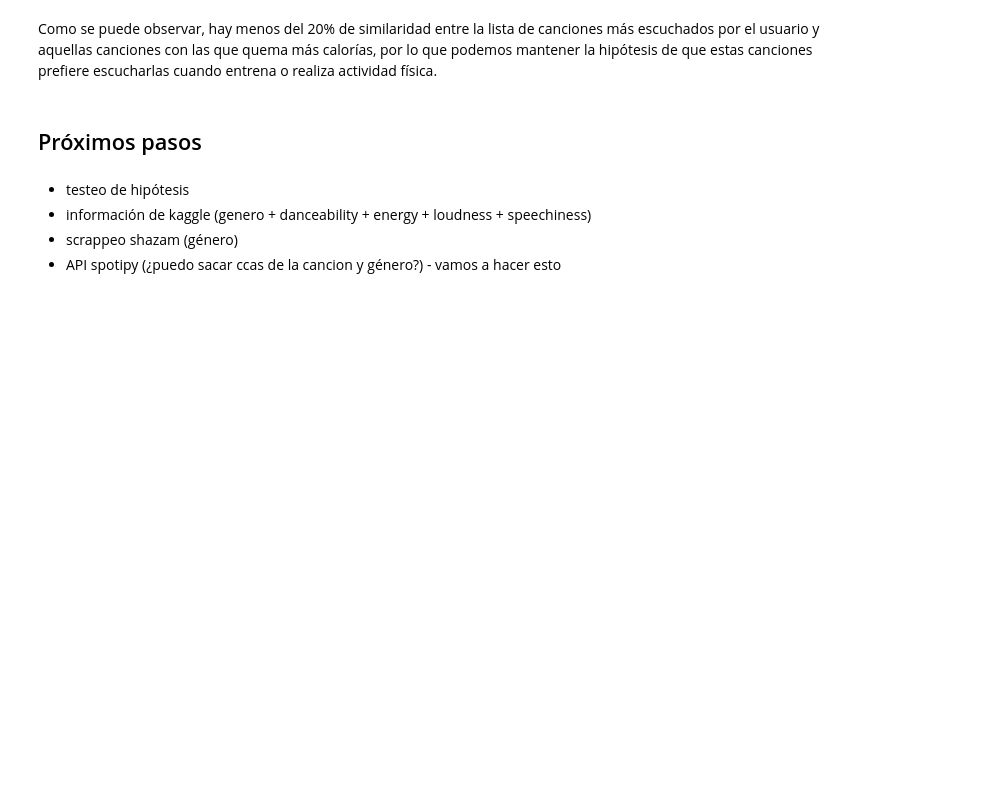
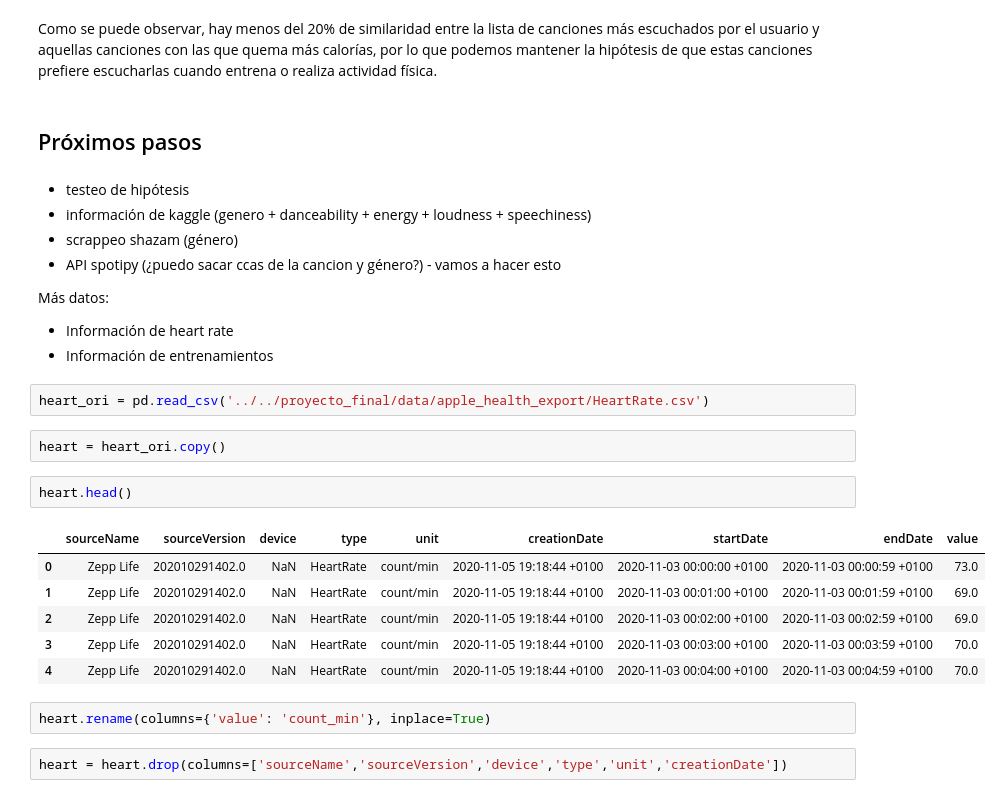
Before and after one commit to mariamino/Music_to_burn_calories_Final_Project, a Jupyter notebook: jupyter/Apple cal.ipynb, the cells around one changed output. Cells and saved outputs as stored; diff of their text form; blank space fills up the shorter version.

```diff
--- a/jupyter/Apple cal.ipynb
+++ b/jupyter/Apple cal.ipynb
@@ -433,3 +433,24 @@ Como se puede observar, hay menos del 20% de similaridad entre la lista de canci
 - información de kaggle (genero + danceability + energy + loudness + speechiness)
 - scrappeo shazam (género)
 - API spotipy (¿puedo sacar ccas de la cancion y género?) - vamos a hacer esto
+
+Más datos:
+- Información de heart rate
+- Información de entrenamientos
+# %%
+heart_ori = pd.read_csv('../../proyecto_final/data/apple_health_export/HeartRate.csv')
+# %%
+heart = heart_ori.copy()
+# %%
+heart.head()
+# %% [output]
+|  | sourceName | sourceVersion | device | type | unit | creationDate | startDate | endDate | value |
+| 0 | Zepp Life | 202010291402.0 | NaN | HeartRate | count/min | 2020-11-05 19:18:44 +0100 | 2020-11-03 00:00:00 +0100 | 2020-11-03 00:00:59 +0100 | 73.0 |
+| 1 | Zepp Life | 202010291402.0 | NaN | HeartRate | count/min | 2020-11-05 19:18:44 +0100 | 2020-11-03 00:01:00 +0100 | 2020-11-03 00:01:59 +0100 | 69.0 |
+| 2 | Zepp Life | 202010291402.0 | NaN | HeartRate | count/min | 2020-11-05 19:18:44 +0100 | 2020-11-03 00:02:00 +0100 | 2020-11-03 00:02:59 +0100 | 69.0 |
+| 3 | Zepp Life | 202010291402.0 | NaN | HeartRate | count/min | 2020-11-05 19:18:44 +0100 | 2020-11-03 00:03:00 +0100 | 2020-11-03 00:03:59 +0100 | 70.0 |
+| 4 | Zepp Life | 202010291402.0 | NaN | HeartRate | count/min | 2020-11-05 19:18:44 +0100 | 2020-11-03 00:04:00 +0100 | 2020-11-03 00:04:59 +0100 | 70.0 |
+# %%
+heart.rename(columns={'value': 'count_min'}, inplace=True)
+# %%
+heart = heart.drop(columns=['sourceName','sourceVersion','device','type','unit','creationDate'])
```
Also changed, not shown: parts of 27 cells of this notebook, 1 other file.
